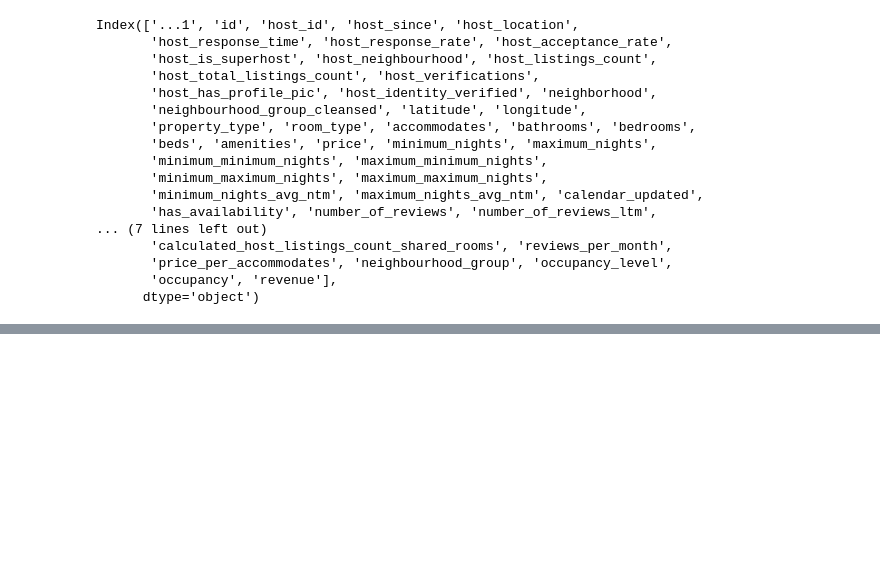
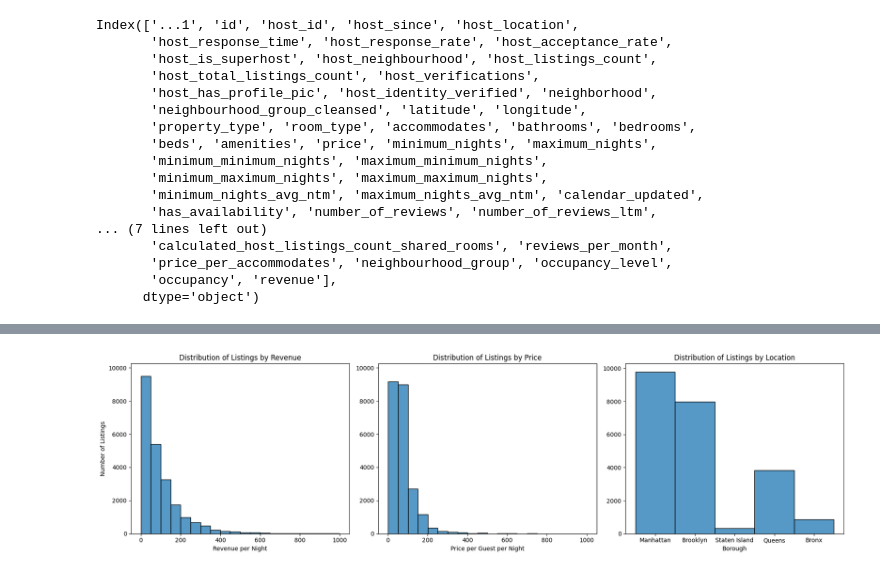
Before and after one commit to stephbc/DATA608_Spring2025, a Jupyter notebook: story4/story4.ipynb, the cells around one changed output, grey strips where cells are left out. Cells and saved outputs as stored; diff of their text form; code cells hidden in the pictures; blank space fills up the shorter version.

```diff
--- a/story4/story4.ipynb
+++ b/story4/story4.ipynb
@@ -92,7 +44,0 @@ Name: revenue, dtype: float64
-# %%
-# print amenities
-print(ab["amenities"].iloc[0])
-
-# add a column that counts the length of amenities array
-ab["num_amenities"] = ab["amenities"].apply(lambda x: len(x.split(",")))
-ab["num_amenities"].head()
@@ -215,0 +45,12 @@ plt.show()
+# %%
+#| output: false
+
+# Drop outliers in the price_per_accommodates and revenue columns
+
+ab = ab.sort_values(by='price_per_accommodates', ascending=False)
+ab = ab[ab['price_per_accommodates'] < 1000]
+print(ab['price_per_accommodates'].head())
+
+ab = ab.sort_values(by='revenue', ascending=False)
+ab = ab[ab['revenue'] < 1000]
+print(ab['revenue'].head())
@@ -215,0 +78,32 @@ plt.show()
+# %%
+#| output-location: slide
+
+import matplotlib.pyplot as plt
+import seaborn as sns
+
+# Exploration of the data
+# Overall distributions of listings
+
+fig, ax = plt.subplots(1, 3, figsize=(18, 5))
+
+sns.histplot(ab['revenue'], bins=20, ax=ax[0])
+ax[0].set_title('Distribution of Listings by Revenue')
+ax[0].set_xlabel('Revenue per Night')
+ax[0].set_ylabel('Number of Listings')
+ax[0].set_ylim(0, 10250)
+
+sns.histplot(ab['price_per_accommodates'], bins=20, ax=ax[1])
+ax[1].set_title('Distribution of Listings by Price')
+ax[1].set_xlabel('Price per Guest per Night')
+ax[1].set_ylabel('')
+ax[1].set_ylim(0, 10250)
+
+sns.histplot(ab['neighbourhood_group_cleansed'], bins=30, ax=ax[2])
+ax[2].set_title('Distribution of Listings by Location')
+ax[2].set_xlabel('Borough')
+ax[2].set_ylabel('')
+
+plt.tight_layout()
+plt.show()
+# %% [output]
+[figure, added]
```
Also changed, not shown: parts of 23 cells of this notebook, 1 other file.
